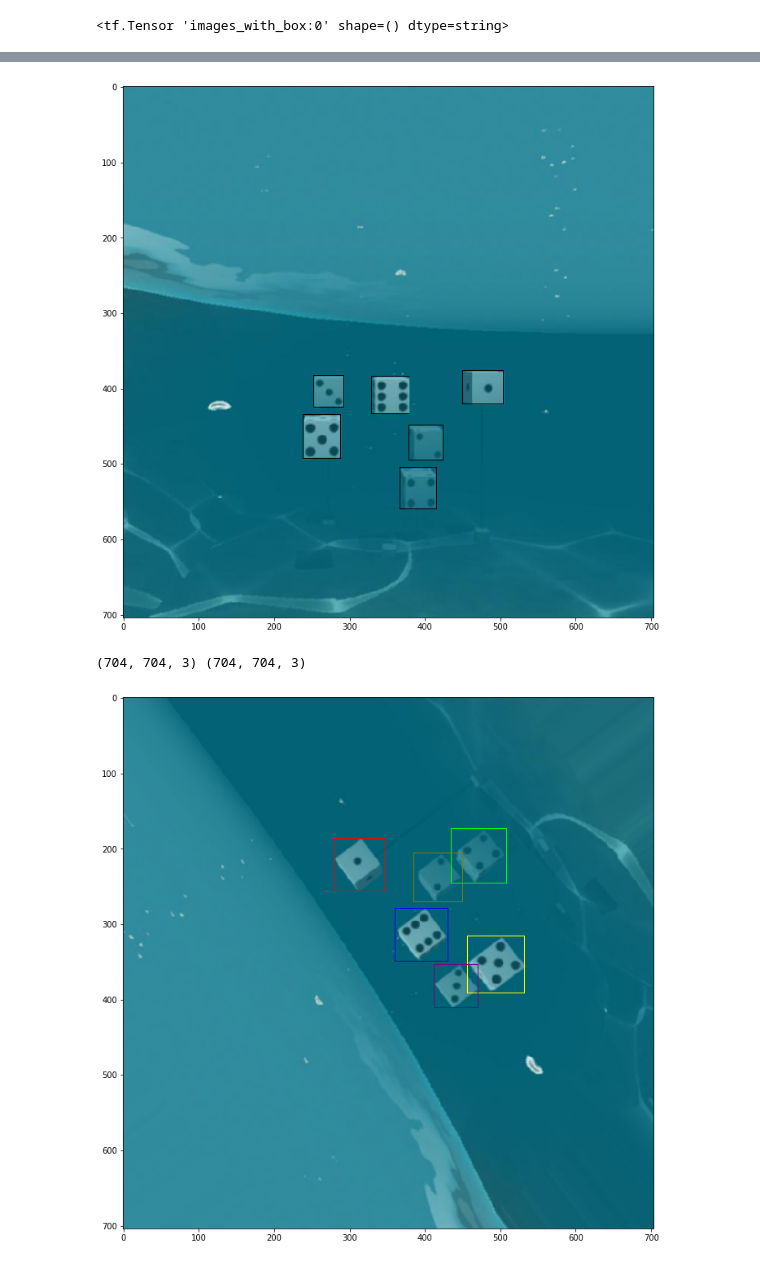
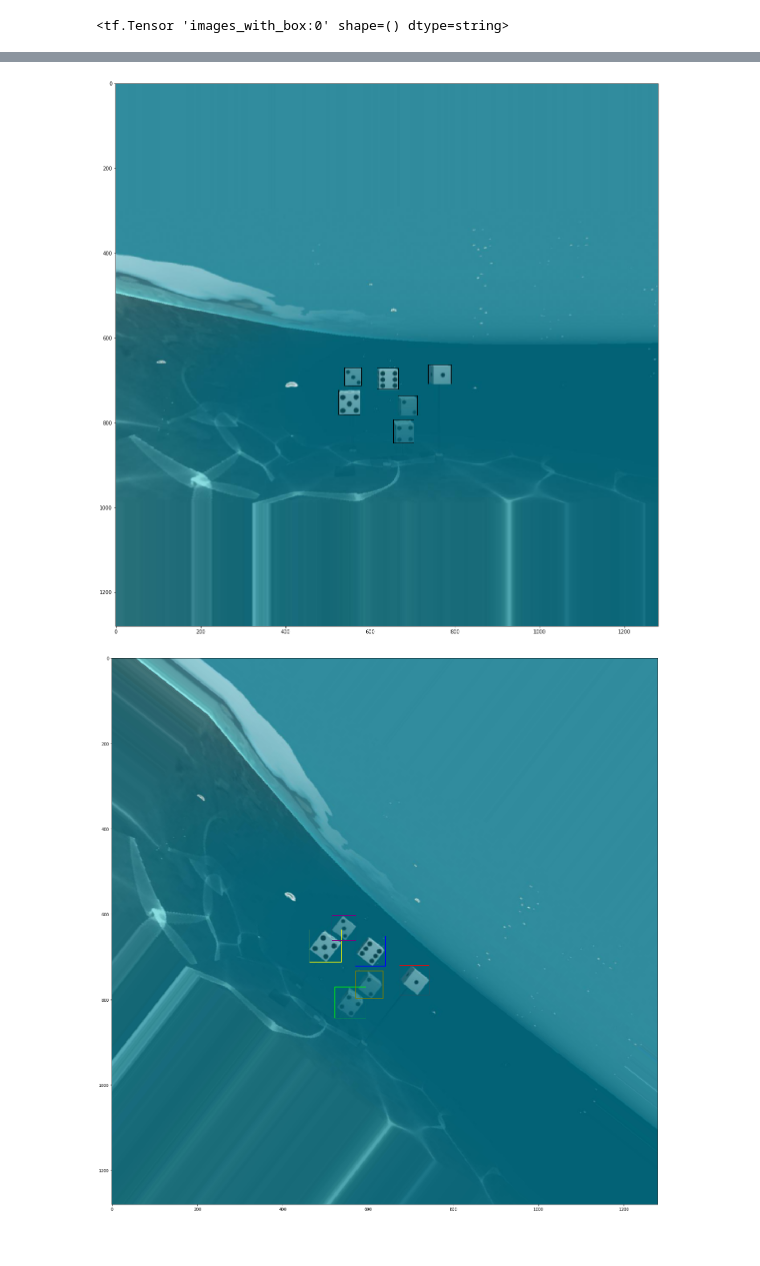
Before and after one commit to Simikamali/image_augment, a Jupyter notebook: DataAug.ipynb, the cells around one changed output, grey strips where cells are left out. Saved outputs shown, nothing was run; the diff lists cells and outputs as text; code cells hidden in the pictures.

Commit message:
working w/ padding

```diff
--- a/DataAug.ipynb
+++ b/DataAug.ipynb
@@ -166,19 +178,35 @@ new_box[:,:,2] = boxes[:,:,2]
+# %%
+# RESIZE IMAGE WITH EDGE REPEATED PADDING
+# TODO() ADD LEFT AND RIGHT PAD
+top_edge = img[0,:,:]
+bottom_edge = img[-1,:,:]
+left_edge = img[:,0,:]
+right_edge = img[:,-1,:]
+top_edge = np.expand_dims(top_edge,0)
+bottom_edge = np.expand_dims(bottom_edge,0)
+top_pad = np.tile(top_edge, (int(y_padding),1,1))
+bottom_pad = np.tile(bottom_edge, (int(y_padding),1,1))
+left_pad = np.tile(left_edge, (1,int(x_padding),1))
+right_pad = np.tile(right_edge, (int(x_padding),1,1))
+
+if y_padding != 0:
+    padded_image = np.vstack([top_pad,img])
+    padded_image = np.vstack([padded_image, bottom_pad])
+if x_padding != 0:
+    padded_image = np.hstack([left_pad,img])
+    padded_image = np.vstack([padded_image, right_pad])
 # %%
-tf_img = tf.convert_to_tensor(np.expand_dims(img,0), np.float32)
-tf_box = tf.convert_to_tensor(new_box, np.float32)
+# SHOW BOUNDING BOXES WITH NEW PADDED IMAGE
+tf_img = tf.convert_to_tensor(np.expand_dims(padded_image,0), np.float32)
+tf_box = tf.convert_to_tensor(box_wpads, np.float32)
 image_with_box = tf.image.draw_bounding_boxes(tf_img,tf_box)
-image = sess.run(image_with_box)
 # %%
-fig = plt.figure(figsize=(12,12))
+fig = plt.figure(figsize=(20,20))
+image = sess.run(image_with_box)
 plt.imshow(image[-1,:,:,:]/255)
 plt.show()
 # %% [output]
-[figure, old version]
+[figure, new version]
-# %%
-rotated = transform.rotate(img,rot, mode='edge')
-print(img.shape, rotated.shape)
-# %% [output]
-(704, 704, 3) (704, 704, 3)
 # %%
 # GET MIN / MAX'S AND CONVERT INTO 4 POINTS
 # CONVERT FROM [ymin,xmin,ymax,xmas]
@@ -195,12 +223,13 @@ def get_all_points(boxes):
         all_points.append(points)
     return np.asarray(all_points)
 
-all_points = get_all_points(new_box)
+all_points = get_all_points(box_wpads)
 
 # CONVERT ARRAY FORM TO CARTESIAN PLANE
 all_points = all_points-0.5
 all_points[:,:,1] = -all_points[:,:,1]
 # %%
+rotated = transform.rotate(padded_image,rot, mode='edge')
 rads = np.deg2rad(rot)
 rotation_matrix = np.array([[np.cos(rads), -np.sin(rads)],
                             [np.sin(rads), np.cos(rads)]])
@@ -231,8 +260,8 @@ tf_box = tf.convert_to_tensor(np.expand_dims(all_boxes,0), np.float32)
 image_with_box = tf.image.draw_bounding_boxes(tf_img,tf_box)
 image = sess.run(image_with_box)
 # %%
-fig = plt.figure(figsize=(12,12))
+fig = plt.figure(figsize=(25,25))
 plt.imshow(image[-1,:,:,:])
 plt.show()
 # %% [output]
-[figure, old version]
+[figure, new version]
```
Also changed, not shown: parts of 12 cells of this notebook.
